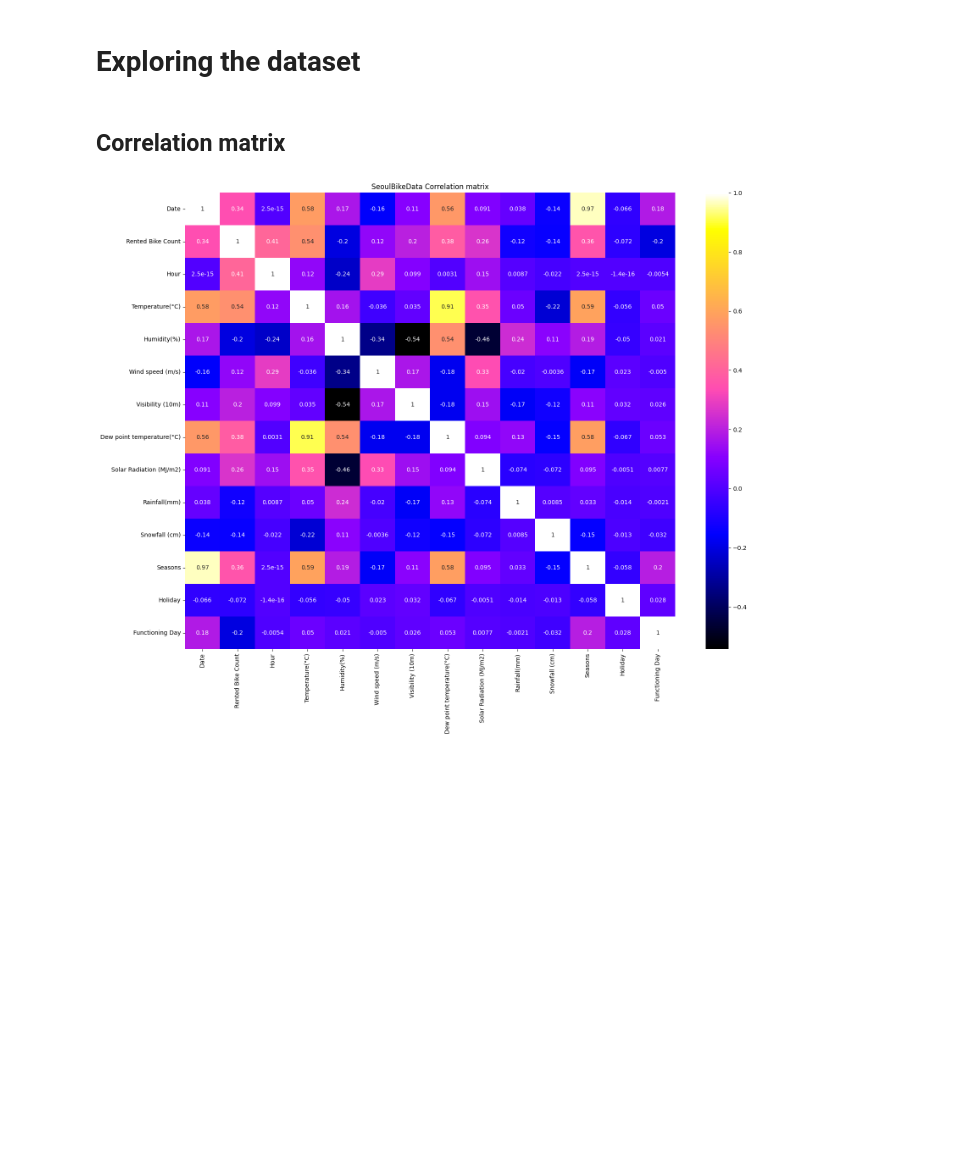
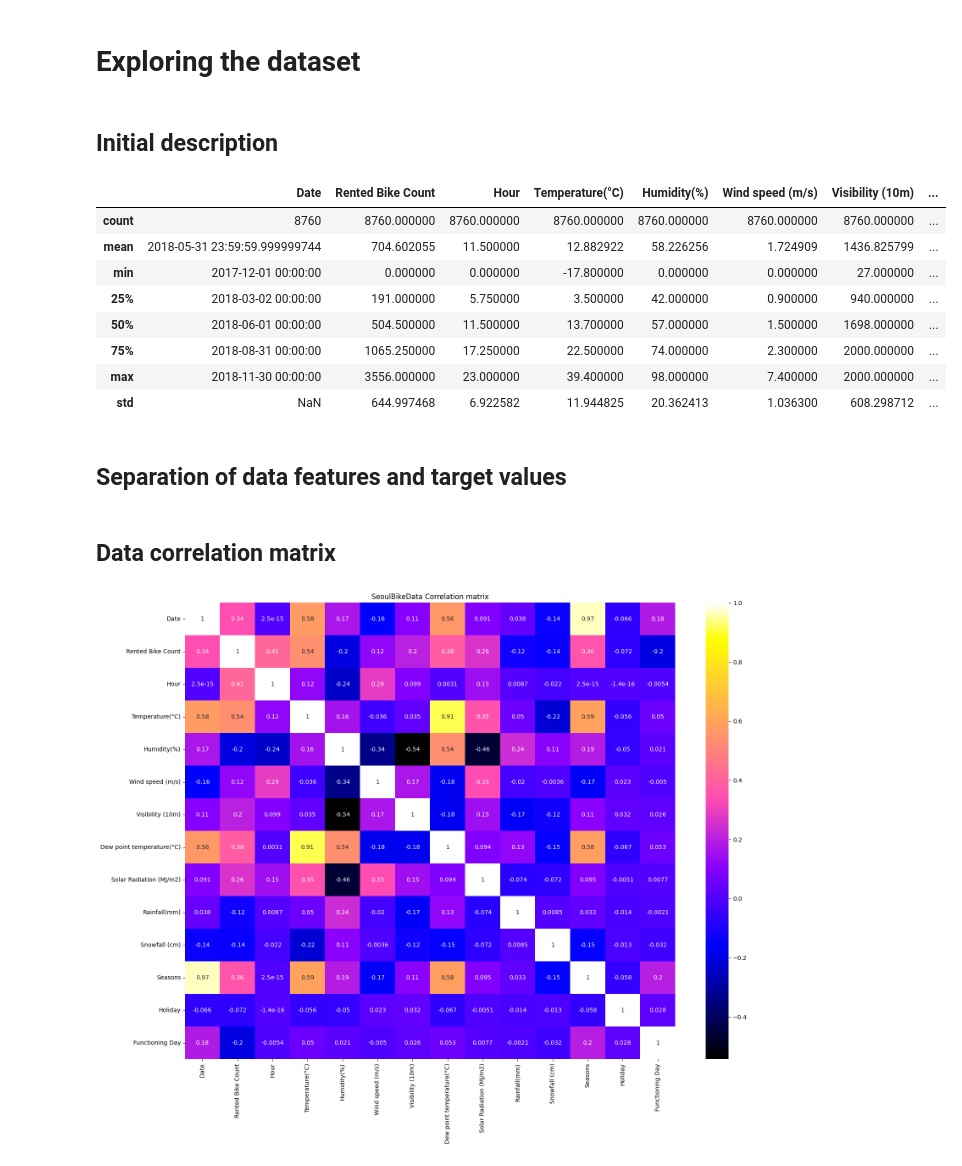
Before and after one commit to IvanGomez37/Final-Project-FoML, a Jupyter notebook: seoul_bike.ipynb, the cells around one changed output. Drawn from its saved outputs; the diff is of its cells as text; code cells hidden in the pictures; blank space fills up the shorter version.

```diff
--- a/seoul_bike.ipynb
+++ b/seoul_bike.ipynb
@@ -95,2 +118,19 @@ SeoulBikeData.head()
 # %% [markdown]
 # **Exploring the dataset**
+# %% [markdown]
+## Initial description
+# %%
+# Brief data statistical summary
+SeoulBikeData.describe()
+# %% [output]
+|  | Date | Rented Bike Count | Hour | Temperature(°C) | Humidity(%) | Wind speed (m/s) | Visibility (10m) | ... |
+| count | 8760 | 8760.000000 | 8760.000000 | 8760.000000 | 8760.000000 | 8760.000000 | 8760.000000 | ... |
+| mean | 2018-05-31 23:59:59.999999744 | 704.602055 | 11.500000 | 12.882922 | 58.226256 | 1.724909 | 1436.825799 | ... |
+| min | 2017-12-01 00:00:00 | 0.000000 | 0.000000 | -17.800000 | 0.000000 | 0.000000 | 27.000000 | ... |
+| 25% | 2018-03-02 00:00:00 | 191.000000 | 5.750000 | 3.500000 | 42.000000 | 0.900000 | 940.000000 | ... |
+| 50% | 2018-06-01 00:00:00 | 504.500000 | 11.500000 | 13.700000 | 57.000000 | 1.500000 | 1698.000000 | ... |
+| 75% | 2018-08-31 00:00:00 | 1065.250000 | 17.250000 | 22.500000 | 74.000000 | 2.300000 | 2000.000000 | ... |
+| max | 2018-11-30 00:00:00 | 3556.000000 | 23.000000 | 39.400000 | 98.000000 | 7.400000 | 2000.000000 | ... |
+| std | NaN | 644.997468 | 6.922582 | 11.944825 | 20.362413 | 1.036300 | 608.298712 | ... |
+# %% [markdown]
+## Separation of data features and target values
@@ -97,5 +143,5 @@ SeoulBikeData.head()
 # %% [markdown]
-## Correlation matrix
+## Data correlation matrix
 # %%
 # Generating Correlation matrix of SeoulBikeData
 correlation_matrix = SeoulBikeData.corr()
```
Also changed, not shown: parts of 17 cells of this notebook.
